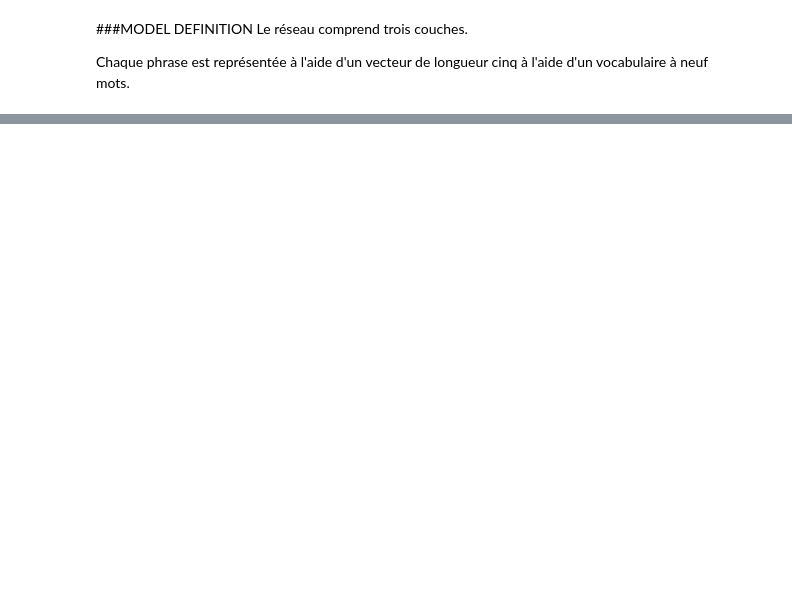
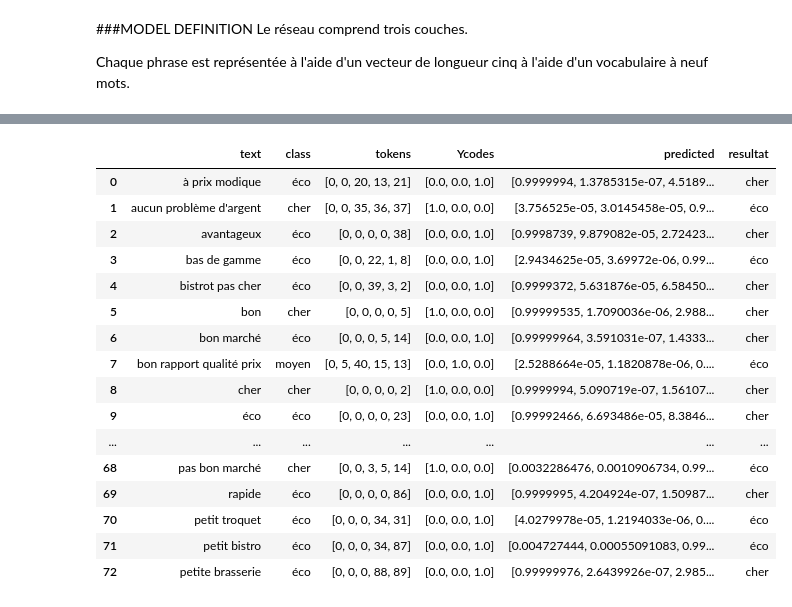
Before and after one commit to emmanuelfe/costtweet, a Jupyter notebook: Costtweet CNN+Fasttext.ipynb, the cells around one changed output, grey strips where cells are left out. Saved outputs shown, nothing was run; the diff lists cells and outputs as text; code cells hidden in the pictures; blank space fills up the shorter version.

```diff
--- a/Costtweet CNN+Fasttext.ipynb
+++ b/Costtweet CNN+Fasttext.ipynb
@@ -283,0 +366,13 @@ dataset
+# %%
+# split the data into a training set and a validation set
+VALIDATION_SPLIT = 0.2
+labels = dummy_y
+indices = np.arange(data.shape[0])
+np.random.shuffle(indices)
+data = data[indices]
+labels = labels[indices]
+num_validation_samples = int(VALIDATION_SPLIT * data.shape[0])
+x_train = data[:-num_validation_samples]
+y_train = labels[:-num_validation_samples]
+x_val = data[-num_validation_samples:]
+y_val = labels[-num_validation_samples:]
@@ -283,0 +423,42 @@ dataset
+# %%
+dataset['predicted'] = list(model.predict(data))
+
+def decodeY(L):
+	if L[0]>L[1] and L[0]>L[2]:
+		return "cher"
+	elif L[2]>L[1] and L[2]>L[0]:
+		return "éco"
+	else:
+		return "moyen"
+
+
+def color_negative_red(val1,val2):
+    """
+    Takes a scalar and returns a string with
+    the css property `'color: red'` for negative
+    strings, black otherwise.
+    """
+    color = 'red' if val1 <> val2
+    return 'color: %s' % color
+
+
+dataset['resultat']=list(map(decodeY,dataset['predicted']))
+dataset
+# %% [output]
+|  | text | class | tokens | Ycodes | predicted | resultat |
+| 0 | à prix modique | éco | [0, 0, 20, 13, 21] | [0.0, 0.0, 1.0] | [0.9999994, 1.3785315e-07, 4.5189... | cher |
+| 1 | aucun problème d'argent | cher | [0, 0, 35, 36, 37] | [1.0, 0.0, 0.0] | [3.756525e-05, 3.0145458e-05, 0.9... | éco |
+| 2 | avantageux | éco | [0, 0, 0, 0, 38] | [0.0, 0.0, 1.0] | [0.9998739, 9.879082e-05, 2.72423... | cher |
+| 3 | bas de gamme | éco | [0, 0, 22, 1, 8] | [0.0, 0.0, 1.0] | [2.9434625e-05, 3.69972e-06, 0.99... | éco |
+| 4 | bistrot pas cher | éco | [0, 0, 39, 3, 2] | [0.0, 0.0, 1.0] | [0.9999372, 5.631876e-05, 6.58450... | cher |
+| 5 | bon | cher | [0, 0, 0, 0, 5] | [1.0, 0.0, 0.0] | [0.99999535, 1.7090036e-06, 2.988... | cher |
+| 6 | bon marché | éco | [0, 0, 0, 5, 14] | [0.0, 0.0, 1.0] | [0.99999964, 3.591031e-07, 1.4333... | cher |
+| 7 | bon rapport qualité prix | moyen | [0, 5, 40, 15, 13] | [0.0, 1.0, 0.0] | [2.5288664e-05, 1.1820878e-06, 0.... | éco |
+| 8 | cher | cher | [0, 0, 0, 0, 2] | [1.0, 0.0, 0.0] | [0.9999994, 5.090719e-07, 1.56107... | cher |
+| 9 | éco | éco | [0, 0, 0, 0, 23] | [0.0, 0.0, 1.0] | [0.99992466, 6.693486e-05, 8.3846... | cher |
+| ... | ... | ... | ... | ... | ... | ... |
+| 68 | pas bon marché | cher | [0, 0, 3, 5, 14] | [1.0, 0.0, 0.0] | [0.0032286476, 0.0010906734, 0.99... | éco |
+| 69 | rapide | éco | [0, 0, 0, 0, 86] | [0.0, 0.0, 1.0] | [0.9999995, 4.204924e-07, 1.50987... | cher |
+| 70 | petit troquet | éco | [0, 0, 0, 34, 31] | [0.0, 0.0, 1.0] | [4.0279978e-05, 1.2194033e-06, 0.... | éco |
+| 71 | petit bistro | éco | [0, 0, 0, 34, 87] | [0.0, 0.0, 1.0] | [0.004727444, 0.00055091083, 0.99... | éco |
+| 72 | petite brasserie | éco | [0, 0, 0, 88, 89] | [0.0, 0.0, 1.0] | [0.99999976, 2.6439926e-07, 2.985... | cher |
```
Also changed, not shown: parts of 17 cells of this notebook.
